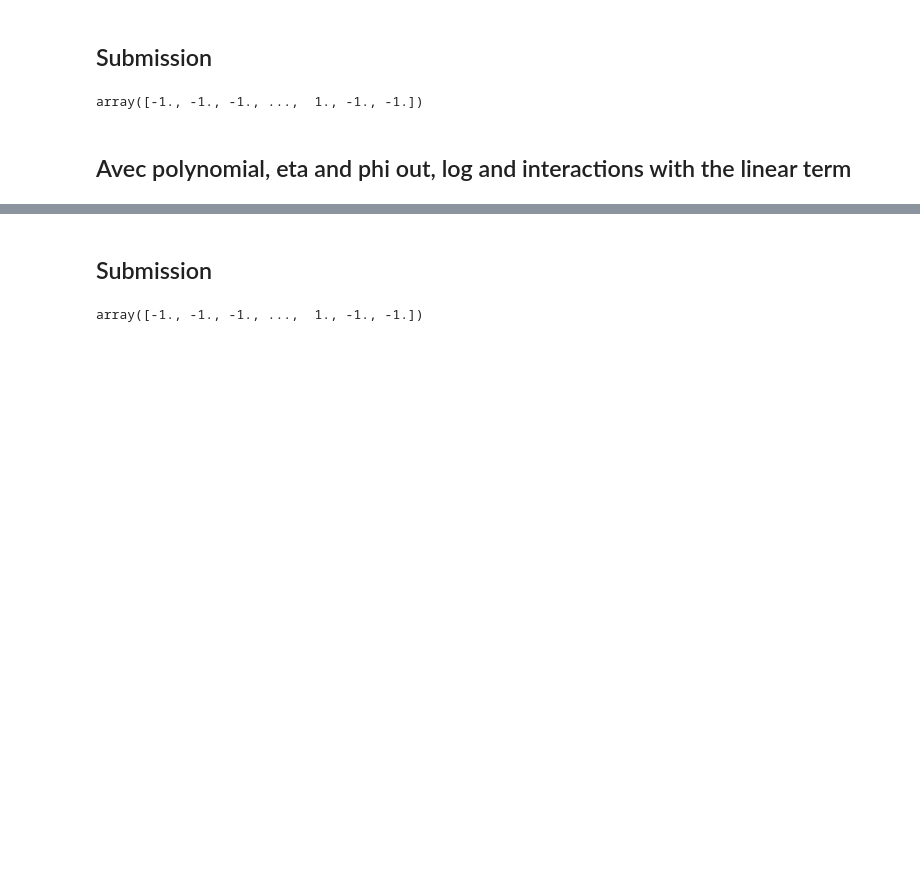
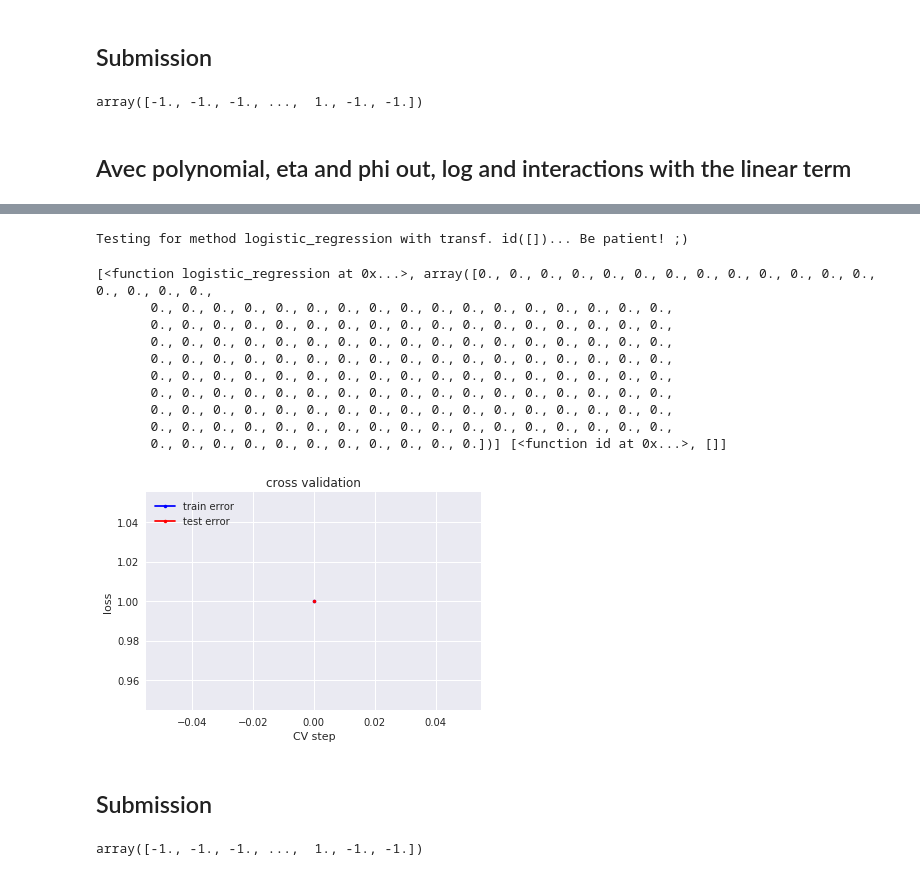
Before and after one commit to dufourc1/ML_CS433_project1, a Jupyter notebook: src/Result_Generation.ipynb, the cells around one changed output, grey strips where cells are left out. Cells and saved outputs as stored; diff of their text form; code cells hidden in the pictures; blank space fills up the shorter version.

```diff
--- a/src/Result_Generation.ipynb
+++ b/src/Result_Generation.ipynb
@@ -531,3 +536,33 @@ loss
+# %%
+#set the training data to be used
+tx = X_tr_loginter_lassout_poly
+y_tr = y_tr
+w = np.zeros(tx.shape[1])
+# define the lambdas range
+lambdas = np.logspace(-6,-2,15)
+k_fold = 5
+
+
+transformations = [[id,[]]]
+
+methods = [[logistic_regression, [w]]]
+
+predictor, w, loss_tr, loss_te, transformation, method = multi_cross_validation(y_tr, tx, k_fold, transformations=transformations, methods=methods, seed=1, only_best=True)
+
+print(method, transformation)
+# %% [output]
+Testing for method logistic_regression with transf. id([])... Be patient! ;)
+[<function logistic_regression at 0x...>, array([0., 0., 0., 0., 0., 0., 0., 0., 0., 0., 0., 0., 0., 0., 0., 0., 0.,
+       0., 0., 0., 0., 0., 0., 0., 0., 0., 0., 0., 0., 0., 0., 0., 0., 0.,
+       0., 0., 0., 0., 0., 0., 0., 0., 0., 0., 0., 0., 0., 0., 0., 0., 0.,
+       0., 0., 0., 0., 0., 0., 0., 0., 0., 0., 0., 0., 0., 0., 0., 0., 0.,
+       0., 0., 0., 0., 0., 0., 0., 0., 0., 0., 0., 0., 0., 0., 0., 0., 0.,
+       0., 0., 0., 0., 0., 0., 0., 0., 0., 0., 0., 0., 0., 0., 0., 0., 0.,
+       0., 0., 0., 0., 0., 0., 0., 0., 0., 0., 0., 0., 0., 0., 0., 0., 0.,
+       0., 0., 0., 0., 0., 0., 0., 0., 0., 0., 0., 0., 0., 0., 0., 0., 0.,
+       0., 0., 0., 0., 0., 0., 0., 0., 0., 0., 0., 0., 0., 0., 0., 0., 0.,
+       0., 0., 0., 0., 0., 0., 0., 0., 0., 0., 0.])] [<function id at 0x...>, []]
+[figure, added]
 # %% [markdown]
 ## Submission
 # %%
```
Also changed, not shown: parts of 8 cells of this notebook.
